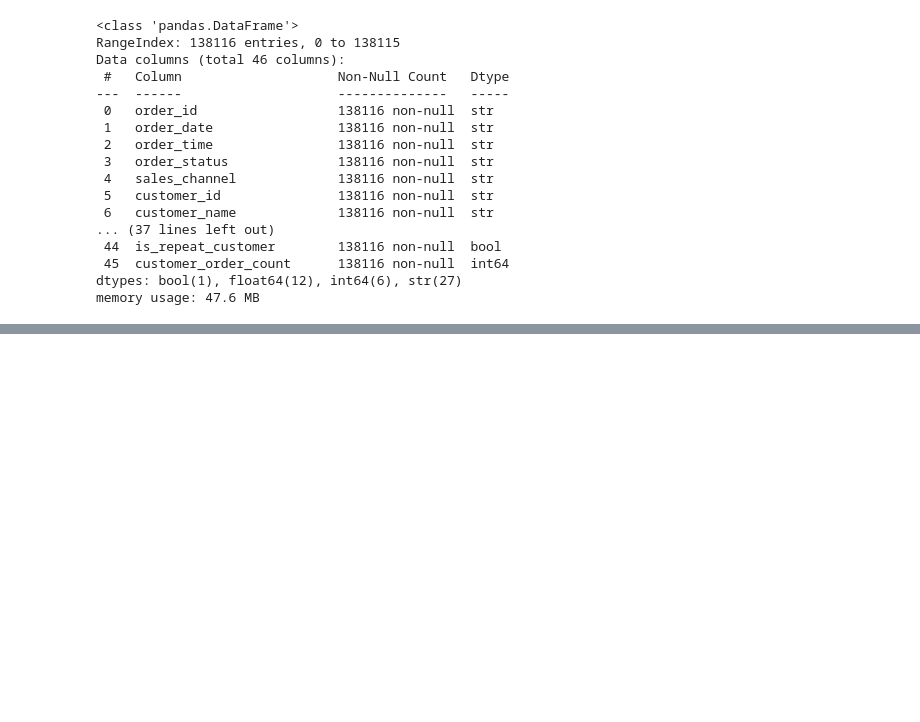
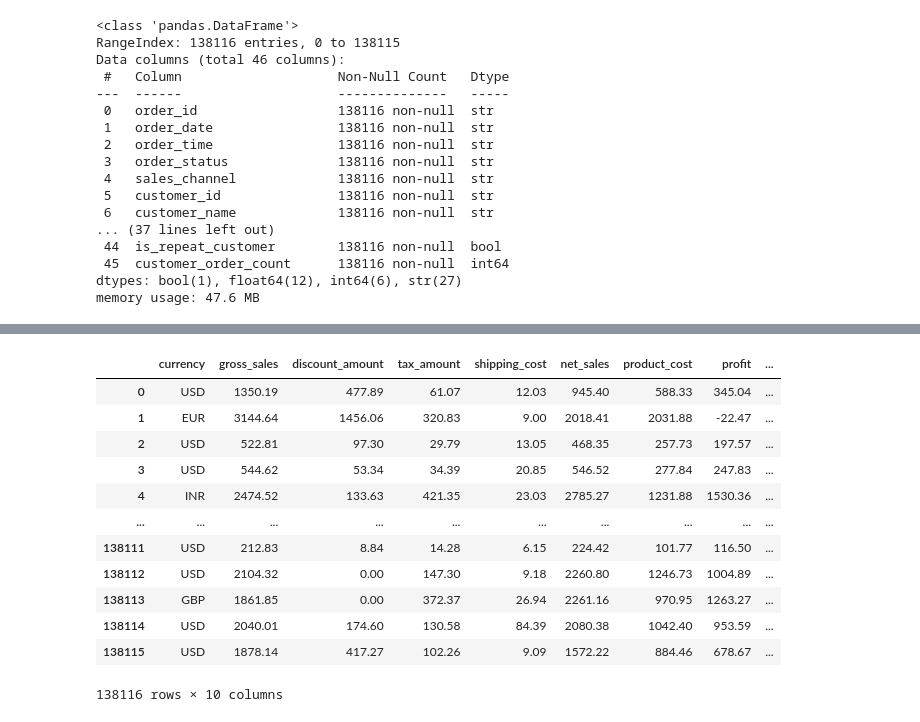
Before and after one commit to SalemAlattas02/Promotion-Profitability-Analysis, a Jupyter notebook: analysis.ipynb, the cells around one changed output, grey strips where cells are left out. Drawn from its saved outputs; the diff is of its cells as text; code cells hidden in the pictures; blank space fills up the shorter version.

```diff
--- a/analysis.ipynb
+++ b/analysis.ipynb
@@ -27,0 +103,20 @@ memory usage: 47.6 MB
+# %%
+TargetCurrency = 'USD'
+moneyCols = ['gross_sales', 'discount_amount', 'tax_amount', 'shipping_cost',
+    'net_sales', 'product_cost', 'profit', 'profit_margin_percentage',
+    'customer_lifetime_value']
+df[['currency'] + moneyCols]
+# %% [output]
+|  | currency | gross_sales | discount_amount | tax_amount | shipping_cost | net_sales | product_cost | profit | ... |
+| 0 | USD | 1350.19 | 477.89 | 61.07 | 12.03 | 945.40 | 588.33 | 345.04 | ... |
+| 1 | EUR | 3144.64 | 1456.06 | 320.83 | 9.00 | 2018.41 | 2031.88 | -22.47 | ... |
+| 2 | USD | 522.81 | 97.30 | 29.79 | 13.05 | 468.35 | 257.73 | 197.57 | ... |
+| 3 | USD | 544.62 | 53.34 | 34.39 | 20.85 | 546.52 | 277.84 | 247.83 | ... |
+| 4 | INR | 2474.52 | 133.63 | 421.35 | 23.03 | 2785.27 | 1231.88 | 1530.36 | ... |
+| ... | ... | ... | ... | ... | ... | ... | ... | ... | ... |
+| 138111 | USD | 212.83 | 8.84 | 14.28 | 6.15 | 224.42 | 101.77 | 116.50 | ... |
+| 138112 | USD | 2104.32 | 0.00 | 147.30 | 9.18 | 2260.80 | 1246.73 | 1004.89 | ... |
+| 138113 | GBP | 1861.85 | 0.00 | 372.37 | 26.94 | 2261.16 | 970.95 | 1263.27 | ... |
+| 138114 | USD | 2040.01 | 174.60 | 130.58 | 84.39 | 2080.38 | 1042.40 | 953.59 | ... |
+| 138115 | USD | 1878.14 | 417.27 | 102.26 | 9.09 | 1572.22 | 884.46 | 678.67 | ... |
+138116 rows × 10 columns
```
Also changed, not shown: parts of 7 cells of this notebook.
